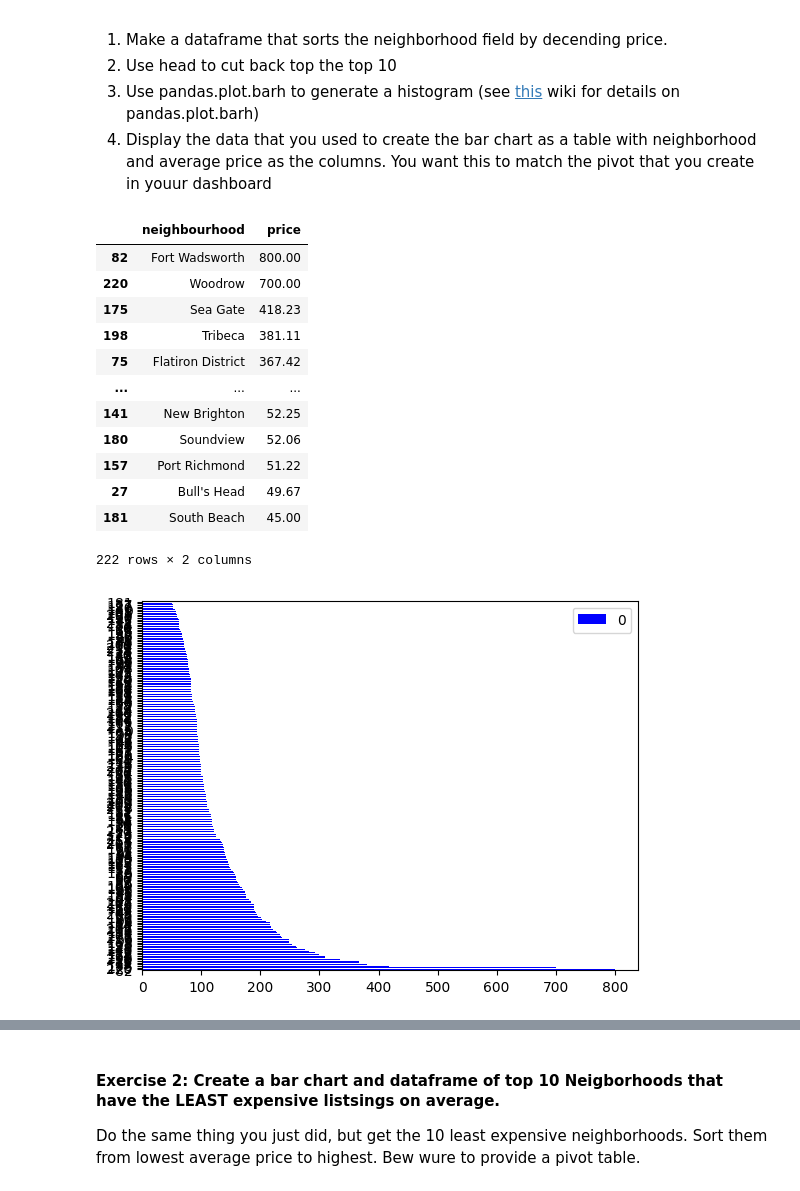
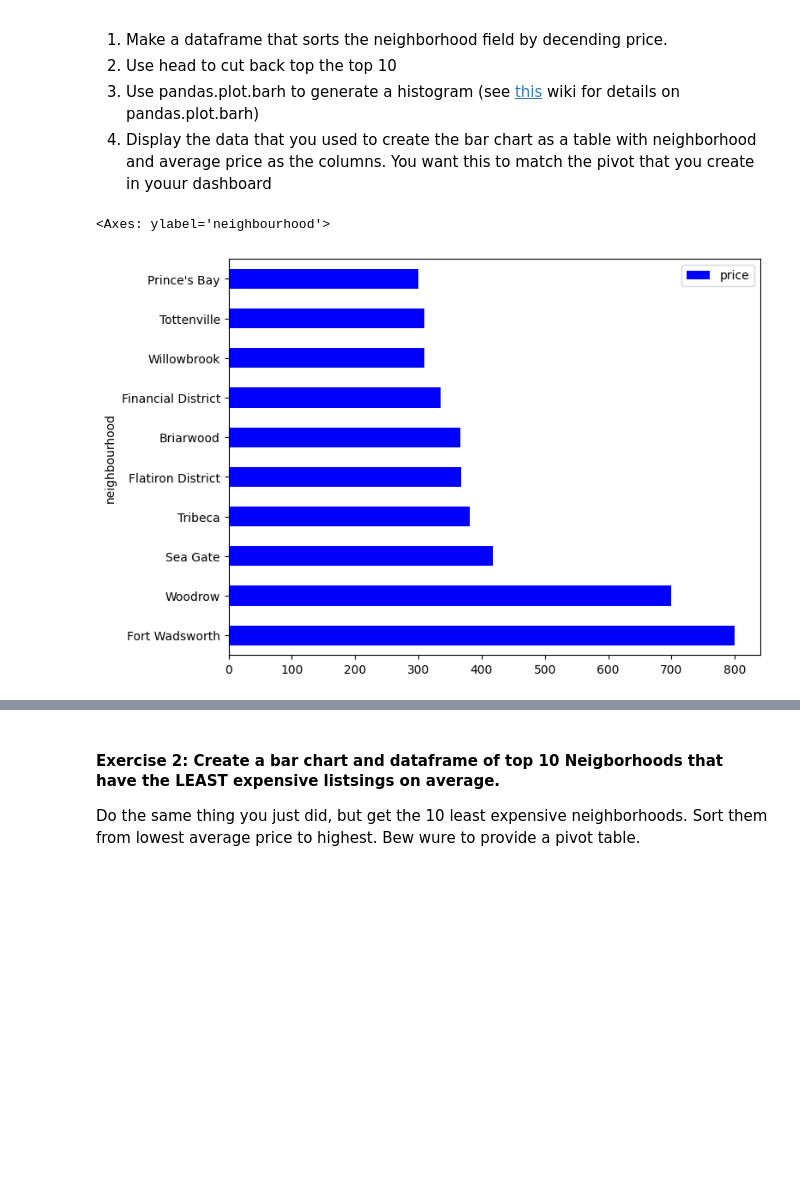
Before and after one commit to walletkun/my-fork-2024-fall-data-science, a Jupyter notebook: Week-03-Data_Analytics-Data_Viz-BI_tools/Exercise-FL.ipynb, the cells around one changed output, grey strips where cells are left out. Drawn from its saved outputs; the diff is of its cells as text; code cells hidden in the pictures; blank space fills up the shorter version.

```diff
--- a/Week-03-Data_Analytics-Data_Viz-BI_tools/Exercise-FL.ipynb
+++ b/Week-03-Data_Analytics-Data_Viz-BI_tools/Exercise-FL.ipynb
@@ -18,35 +18,22 @@ an AirBnB in each neighborhood.
 # %%
 # our goal is to make a chart reflecting the top 10 most expensive Neighborhoods
 # This is a little dubious - we assign "expensive" by calculating the average cost of
 # an AirBnB in each neighborhood, then we take the top ten and weight each slice
 # by the average value.
 #
 # make a dataframe that sorts the neighborhood field by decending price.
 # Use head to cut back top the top 10. Then, use df.plot.barh to generate a histogram.
 def average_cost(row):
     return row.price.mean()
 
 neighborhood_avg = df.groupby('neighbourhood').apply(average_cost).reset_index()
-neighborhood_avg.head(10)
-neighborhood_avg = neighborhood_avg.sort_values(by=0, ascending=False).round(2)
-neighborhood_avg.plot.barh(color='blue')
-neighborhood_avg
-neighborhood_avg.rename(columns={0:'price'})
+neighborhood_avg = neighborhood_avg.rename(columns={0:'price'})
+neighborhood_avg = neighborhood_avg.sort_values(by='price', ascending=False).head(10)
+top_10_expensive = neighborhood_avg.head(10)
+top_10_expensive.plot.barh(x='neighbourhood', y='price', color='blue', figsize=(8,6))
 # %% [output]
-|  | neighbourhood | price |
-| 82 | Fort Wadsworth | 800.00 |
-| 220 | Woodrow | 700.00 |
-| 175 | Sea Gate | 418.23 |
-| 198 | Tribeca | 381.11 |
-| 75 | Flatiron District | 367.42 |
-| ... | ... | ... |
-| 141 | New Brighton | 52.25 |
-| 180 | Soundview | 52.06 |
-| 157 | Port Richmond | 51.22 |
-| 27 | Bull's Head | 49.67 |
-| 181 | South Beach | 45.00 |
-222 rows × 2 columns
+<Axes: ylabel='neighbourhood'>
-[figure, old version]
+[figure, new version]
 # %%
 # Now, display the top 10 datframe you cc reated as a table with columns
 # neighbourhood and price
```
Also changed, not shown: parts of 2 cells of this notebook, 1 other file.
